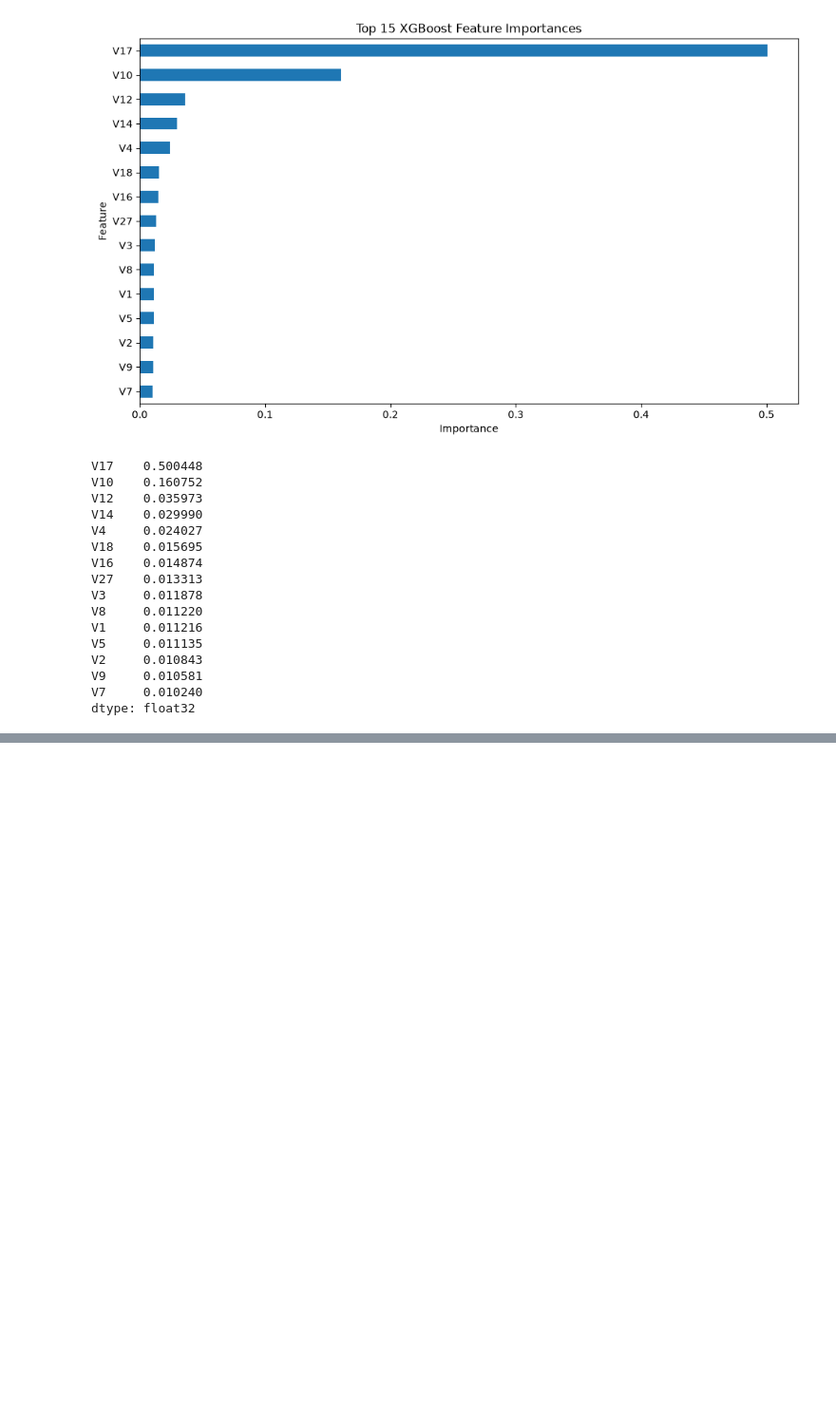
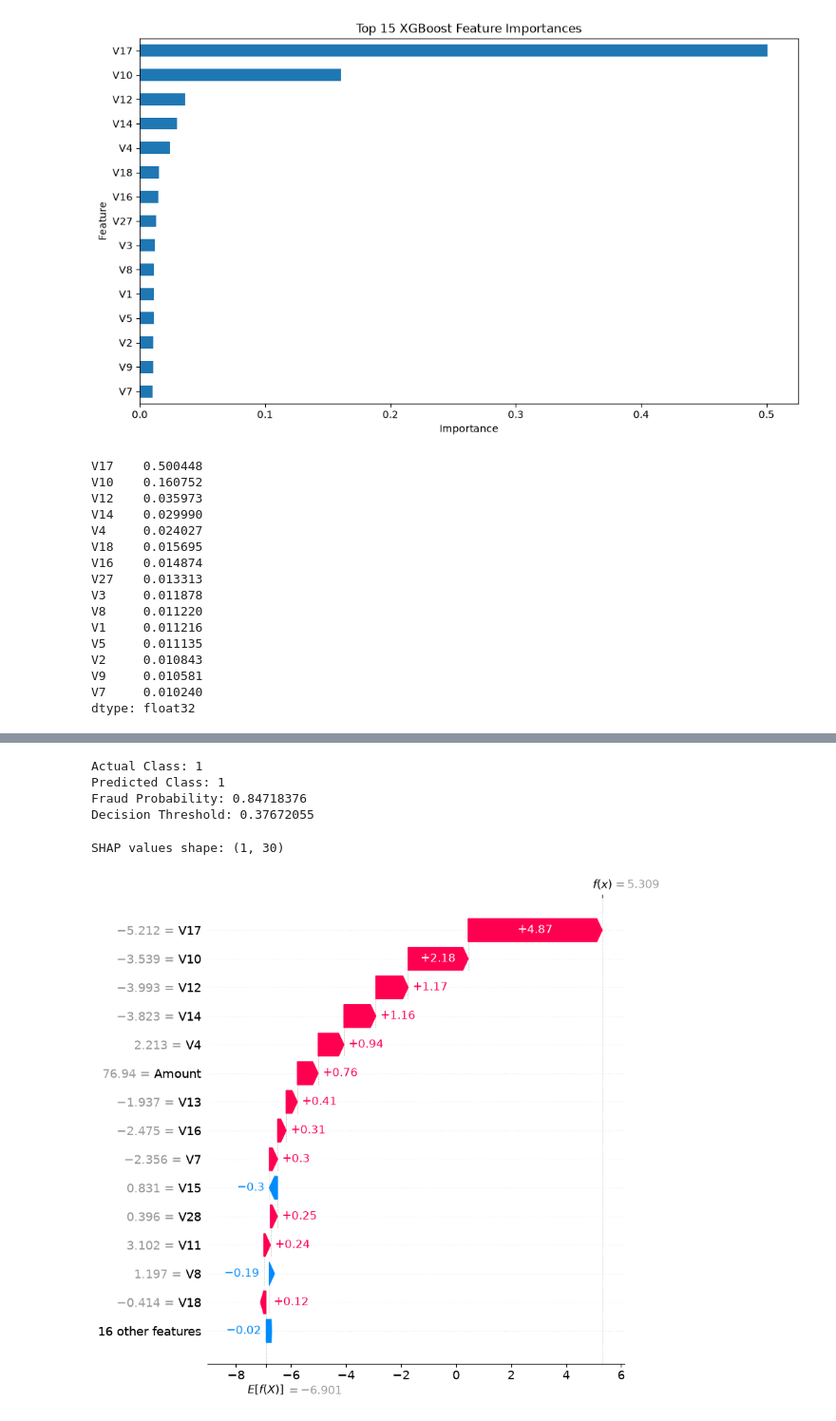
Before and after one commit to ad-Dinesh/credit-card-fraud-detection, a Jupyter notebook: notebooks/05_preprocessing_feature.ipynb, the cells around one changed output, grey strips where cells are left out. Shown at 95% size. Drawn from its saved outputs; the diff is of its cells as text; code cells hidden in the pictures; blank space fills up the shorter version.

```diff
--- a/notebooks/05_preprocessing_feature.ipynb
+++ b/notebooks/05_preprocessing_feature.ipynb
@@ -718,0 +782,5 @@ dtype: float32
+# %%
+import numpy as np
+fraud_indices = np.where(y_pred_xgb_optimal == 1)[0]
+
+print("Number of transactions predicted as fraud:", len(fraud_indices))
@@ -718,0 +806,6 @@ dtype: float32
+# %%
+fraud_position = fraud_indices[0]
+
+X_fraud_example = X_test.iloc[[fraud_position]]
+
+print(X_fraud_example)
@@ -718,0 +823,36 @@ dtype: float32
+# %%
+actual_class = y_test.iloc[fraud_position]
+
+predicted_class = y_pred_xgb_optimal[fraud_position]
+
+fraud_probability = y_prob_xgb[fraud_position]
+
+print("Actual Class:", actual_class)
+print("Predicted Class:", predicted_class)
+print("Fraud Probability:", fraud_probability)
+print("Decision Threshold:", optimal_threshold)
+# %% [output]
+Actual Class: 1
+Predicted Class: 1
+Fraud Probability: 0.84718376
+Decision Threshold: 0.37672055
+# %%
+shap_value_single = explainer.shap_values(X_fraud_example)
+
+print("SHAP values shape:", shap_value_single.shape)
+# %% [output]
+SHAP values shape: (1, 30)
+# %%
+shap_explanation = shap.Explanation(
+    values=shap_value_single[0],
+    base_values=explainer.expected_value,
+    data=X_fraud_example.iloc[0],
+    feature_names=X_test.columns
+)
+# %%
+shap.plots.waterfall(
+    shap_explanation,
+    max_display=15
+)
+# %% [output]
+[figure, added]
```
Also changed, not shown: parts of 12 cells of this notebook.
